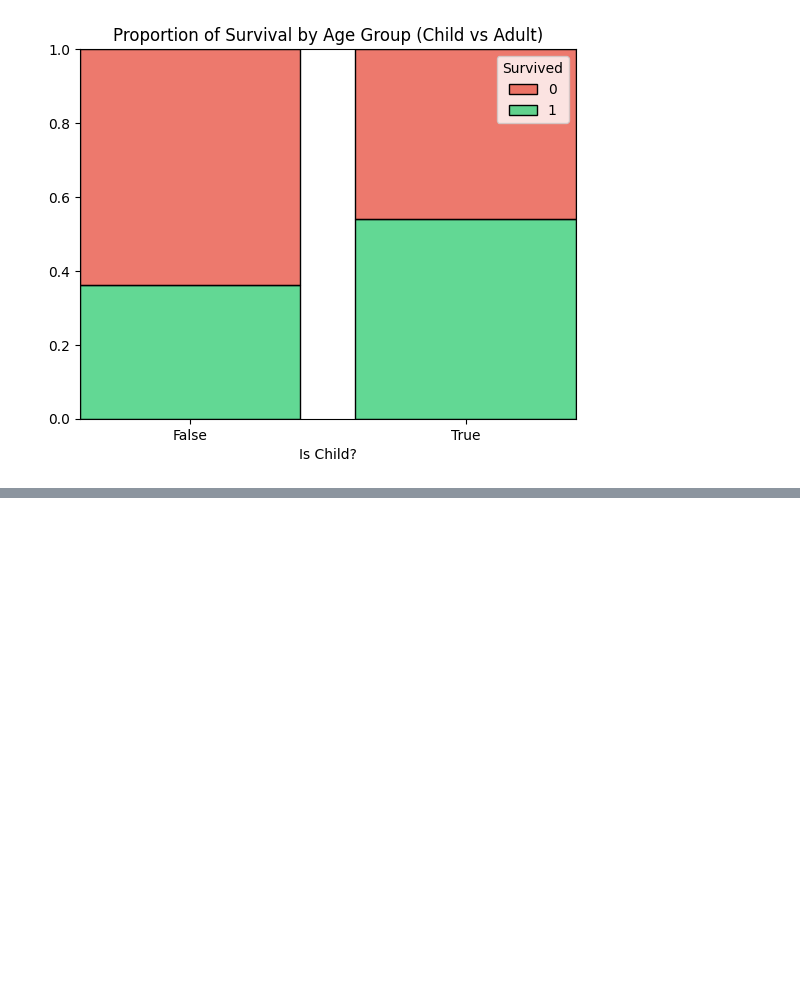
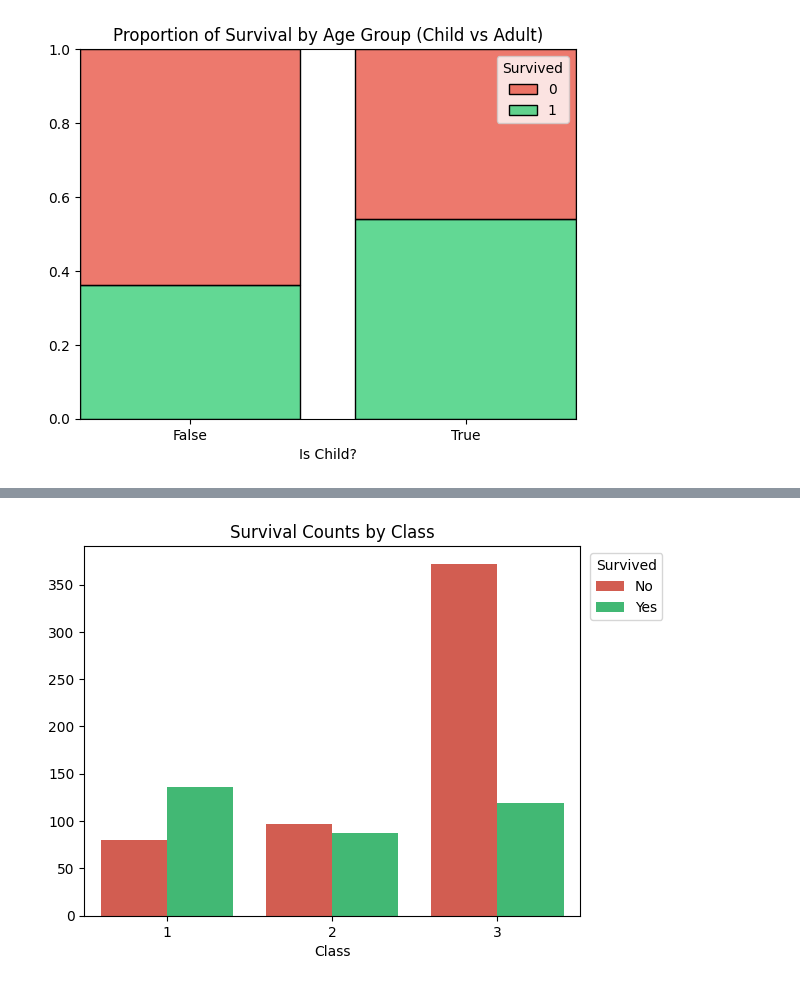
Before and after one commit to rodrigo-glez/eda-practice-titanic, a Jupyter notebook: notebooks/eda_titanic.ipynb, the cells around one changed output, grey strips where cells are left out. Cells and saved outputs as stored; diff of their text form; code cells hidden in the pictures; blank space fills up the shorter version.

```diff
--- a/notebooks/eda_titanic.ipynb
+++ b/notebooks/eda_titanic.ipynb
@@ -236,0 +278,10 @@ Name: Survived, dtype: float64
+# %%
+# Visualizing the survival counts by class
+sns.countplot(data=df, x='Pclass', hue='Survived', palette=['#e74c3c', '#2ecc71'])
+plt.title('Survival Counts by Class')
+plt.xlabel('Class')
+plt.ylabel('')
+plt.legend(title='Survived', labels=['No', 'Yes'], loc='upper right', bbox_to_anchor=(1.18, 1))
+plt.show()
+# %% [output]
+[figure, added]
```
Also changed, not shown: parts of 3 cells of this notebook.
